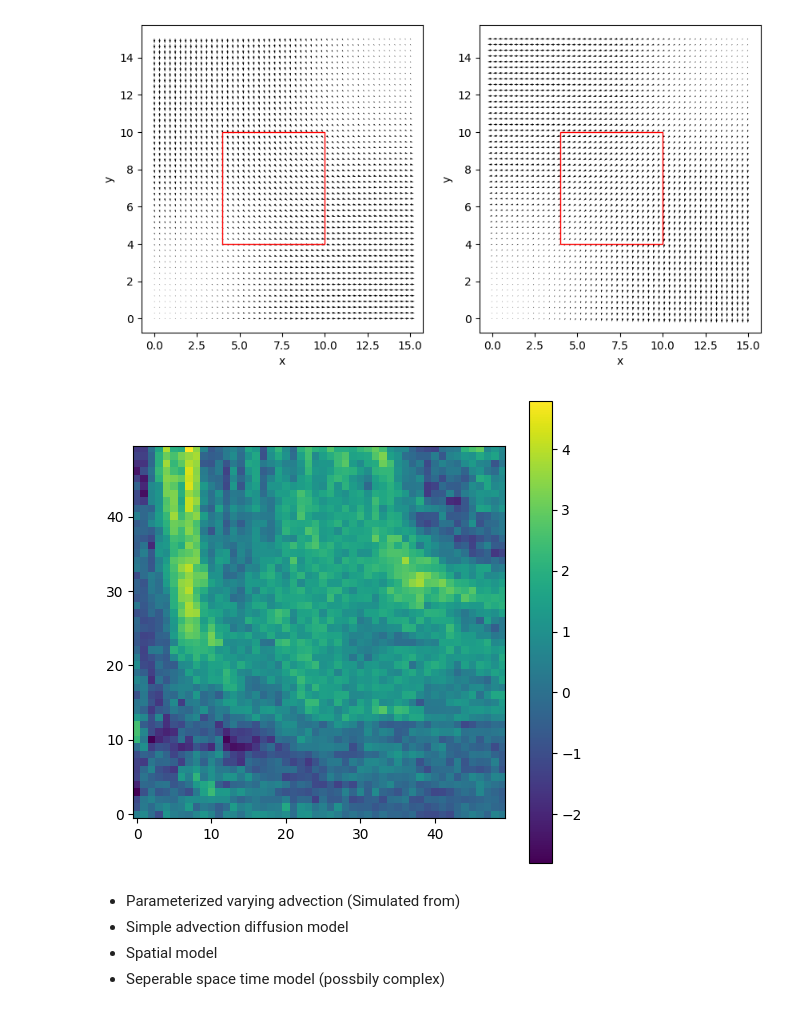
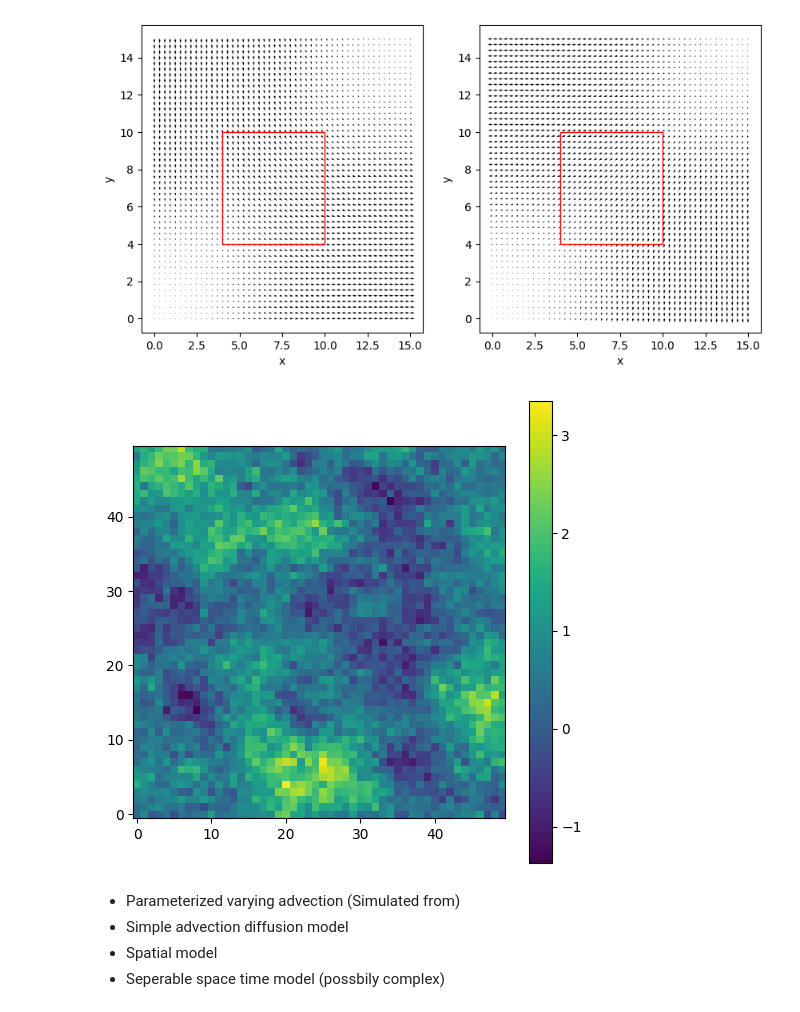
Before and after one commit to berild/spdepy, a Jupyter notebook: examples/advection_diffusion_example/master.ipynb, the cells around one changed output. Cells and saved outputs as stored; diff of their text form; code cells hidden in the pictures.

```diff
--- a/examples/advection_diffusion_example/master.ipynb
+++ b/examples/advection_diffusion_example/master.ipynb
@@ -7,14 +7,14 @@ import matplotlib.pyplot as plt
 # %%
 bc = 3
 
-M = 15
-N = 15
+M = 50
+N = 50
 T = 12
 x = np.linspace(0, 15, M)
 y = np.linspace(0, 15, N)
-ts = np.arange(0, T).astype("float64")
+ts = np.linspace(0,2,T).astype("float64")
 
-# np.savez("data/grid.npz", x=x, y=y, t=ts)
+np.savez("data/grik.npz", x=x, y=y, t=ts)
 # %%
 
 X, Y, _= np.meshgrid(x, y, ts)
@@ -109,11 +111,11 @@ ax[1].set_ylabel('y')
 Text(0, 0.5, 'y')
 [figure]
 # %%
-parS = np.array([-3,-1,0.5,-0.5,np.log(10)])
-# np.save("data/mod0pars.npy", parS)
-parT = np.hstack([[-3]*9,[-3]*9,resd1.x*0.1,resd2.x*0.1,resa1.x*10,resa2.x*10,-4,np.log(10)])
+parS = np.array([-2,-0.5,np.log(10)])
+np.save("data/mod0pars.npy", parS)
+parT = np.hstack([[-2.5]*9,[-4]*9,resd1.x*0.3,resd2.x*0.3,resa1.x*30,resa2.x*30,-4,np.log(10)])
 mod0 = sp.model(grid = sp.grid(x=x, y=y, extend = 5),
-         spde = 'whittle-matern', parameters = parS, ha = False, bc = bc, anisotropic = True)
+         spde = 'whittle-matern', parameters = parS, ha = False, bc = bc, anisotropic = False)
 
 mod = sp.model(grid = sp.grid(x=x, y=y, t = ts, extend = 5),
         spde = 'var-advection-var-diffusion', ha = False, bc = bc, anisotropic = True, mod0 = mod0, parameters = parT)
@@ -134,10 +136,10 @@ mod.setModel()
 #     ax[t//4,t%4].plot(res[t,:])
 # %%
 fig, ax = plt.subplots(figsize=(6, 6))
-im = ax.imshow(mod.sample(seed = None).reshape(T,N,M)[3,:,:],origin='lower')
+im = ax.imshow(mod.sample(seed = 69).reshape(T,N,M)[0,:,:],origin='lower')
 clb = fig.colorbar(im, ax=ax)
 # %% [output]
-[figure, old version]
+[figure, new version]
 # %% [markdown]
 - Parameterized varying advection (Simulated from)
 - Simple advection diffusion model
```
Also changed, not shown: parts of 6 cells of this notebook, 8 other files.
